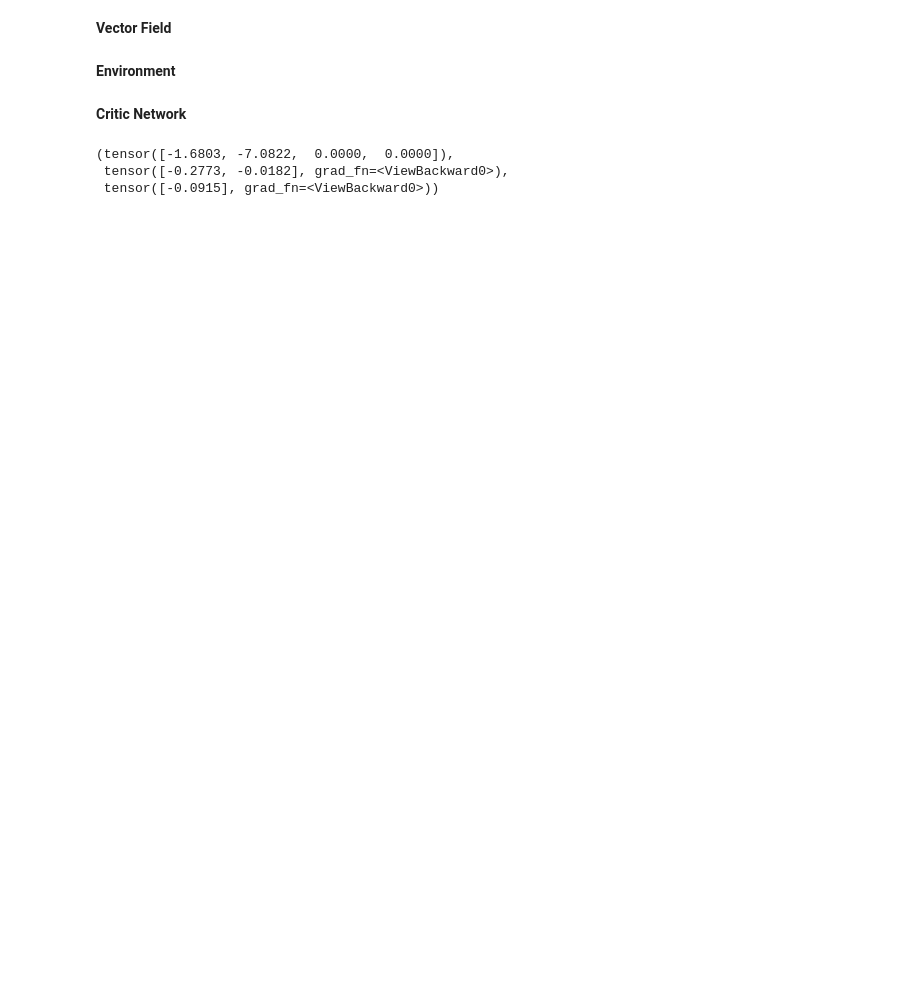
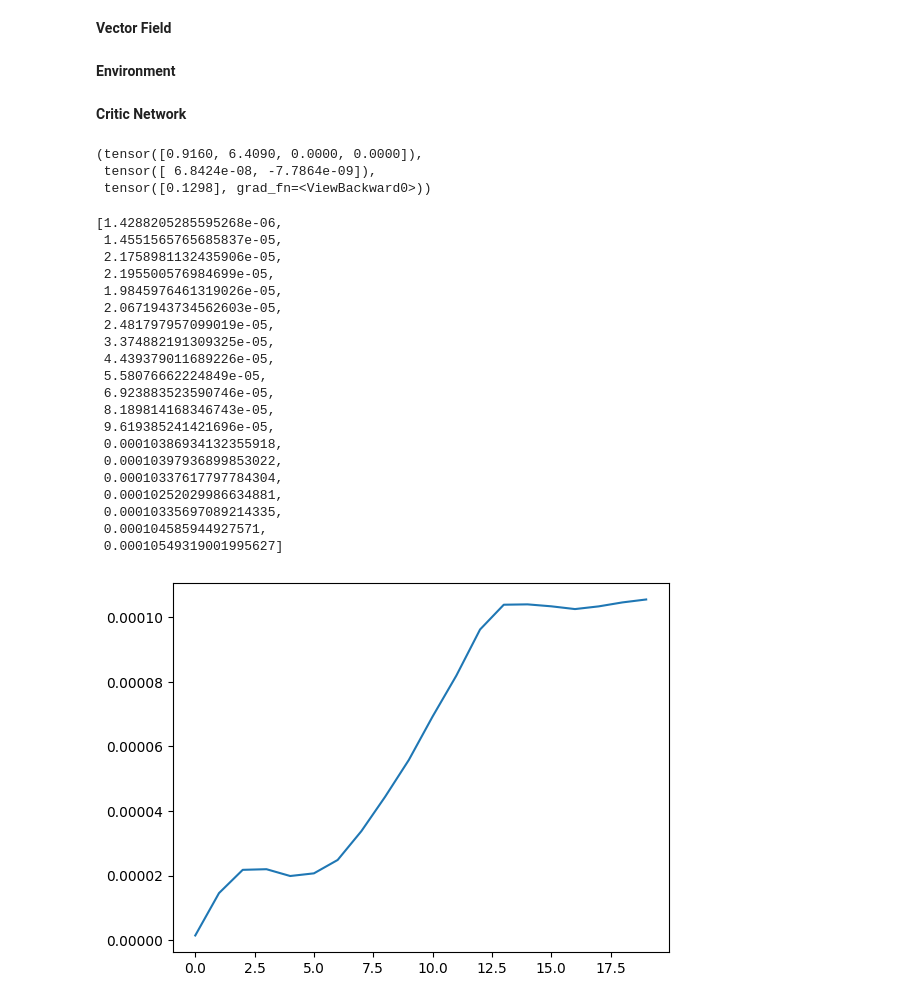
Before and after one commit to NiyiOsinowo/Optimal-Control, a Jupyter notebook: Code/Learning Methods/Model Free RL/DDPG Algorithm.ipynb, the cells around one changed output. Drawn from its saved outputs; the diff is of its cells as text; code cells hidden in the pictures; blank space fills up the shorter version.

```diff
--- a/Code/Learning Methods/Model Free RL/DDPG Algorithm.ipynb
+++ b/Code/Learning Methods/Model Free RL/DDPG Algorithm.ipynb
@@ -331,7 +331,7 @@ class ParticleInField(MDPEnvironment):
           float: The reward value
       """
       distance_gained = np.linalg.norm(state.position - self.target) - np.linalg.norm(next_state.position - self.target)
-      energy_consumed = self.particle.charge * self.field.potential(state.position, next_state.position)
+      energy_consumed = self.particle.charge * self.field.potential_difference(state.position, next_state.position)
       reward = (
           self.distance_weight * distance_gained
           + self.energy_weight * energy_consumed
@@ -648,25 +644,24 @@ class DDPGAgent(LearningAgent):
         self.target_policy.load_checkpoint()
         self.value_estimator.load_checkpoint()
         self.target_value_estimator.load_checkpoint()
-# %%
-def DDPGAlgorithm():
-    score_history = []
-    for i in range(10):
-        self.LearningEnvironment.CurrentState = self.LearningEnvironment.initial_state
-        IsDone = False
-        score = 0
-        for _ in range(50):
-            Observation= self.Observe()
-            Action = self.choose_action(Observation)
-            new_state, Reward, IsDone= self.LearningEnvironment.Step(self.LearningEnvironment.CurrentState, Action, self.ControlInterval)
-            self.memory.append((self.LearningEnvironment.CurrentState, Action, new_state, Reward, int(IsDone)))
-            self.learn()
-            score += Reward
-            # print(Reward)
-            self.LearningEnvironment.CurrentState = new_state
-        score_history.append(score)
-    plt.plot(score_history)
-    return score_history
+# %%
+def DDPGAlgorithm(environment: MDPEnvironment, agent: DDPGAgent, number_of_episodes: int, episode_duration: int):
+    return_history = []
+    for _ in range(number_of_episodes):
+        environment.reset()
+        terminal_signal = False
+        episode_return = 0
+        for _ in range(episode_duration):
+            observation= agent.observe()
+            action = agent.act(observation)
+            new_state, reward, terminal_signal= environment.transition_step(environment.current_state, np.array(action), agent.ControlInterval)
+            agent.memory.append((observation, action, agent.observe(new_state), reward, int(terminal_signal)))
+            agent.learn()
+            episode_return += reward
+            environment.current_state = new_state
+        return_history.append(episode_return)
+    plt.plot(return_history)
+    return return_history
 # %%
 negative_charge= ClassicalParticle(mass=1.0, charge= -1e-9)
 positive_charge= ClassicalParticle(mass=1.0, charge= 1e-9)
@@ -692,11 +687,35 @@ test_agent = DDPGAgent(point_charge_in_electric_field,
                        critic_learning_rate= 0.01,
                        soft_update_rate=0.01)
 # %%
-test_state= T.Tensor(point_charge_in_electric_field.current_state.vector())
-test_action= test_agent.policy.forward(test_state)
+test_state= test_agent.observe()
+test_action= test_agent.act(test_state)
 test_value= test_agent.value_estimator.forward(test_state, test_action)
 test_state, test_action, test_value
 # %% [output]
-(tensor([-1.6803, -7.0822,  0.0000,  0.0000]),
- tensor([-0.2773, -0.0182], grad_fn=<ViewBackward0>),
- tensor([-0.0915], grad_fn=<ViewBackward0>))
+(tensor([0.9160, 6.4090, 0.0000, 0.0000]),
+ tensor([ 6.8424e-08, -7.7864e-09]),
+ tensor([0.1298], grad_fn=<ViewBackward0>))
+# %%
+DDPGAlgorithm(point_charge_in_electric_field, test_agent, 20, 30)
+# %% [output]
+[1.4288205285595268e-06,
+ 1.4551565765685837e-05,
+ 2.1758981132435906e-05,
+ 2.195500576984699e-05,
+ 1.9845976461319026e-05,
+ 2.0671943734562603e-05,
+ 2.481797957099019e-05,
+ 3.374882191309325e-05,
+ 4.439379011689226e-05,
+ 5.58076662224849e-05,
+ 6.923883523590746e-05,
+ 8.189814168346743e-05,
+ 9.619385241421696e-05,
+ 0.00010386934132355918,
+ 0.00010397936899853022,
+ 0.00010337617797784304,
+ 0.00010252029986634881,
+ 0.00010335697089214335,
+ 0.000104585944927571,
+ 0.00010549319001995627]
+[figure, added]
```
Also changed, not shown: parts of 1 cell of this notebook, 2 other files.
